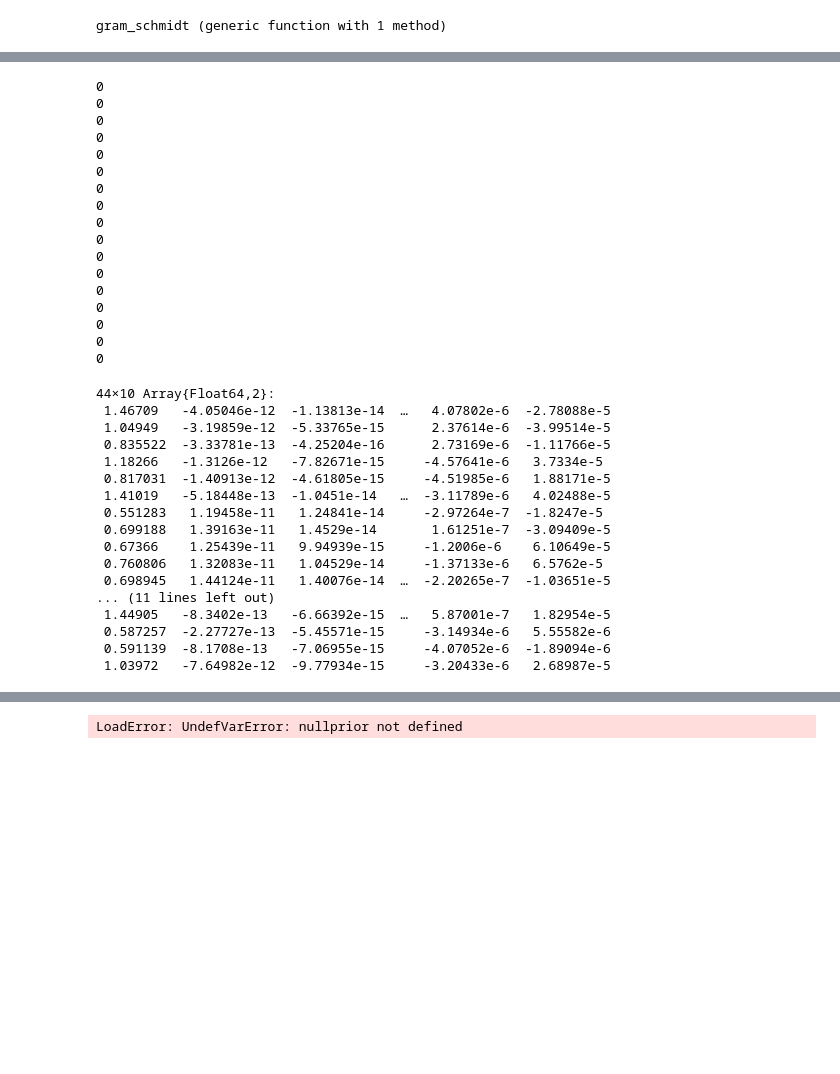
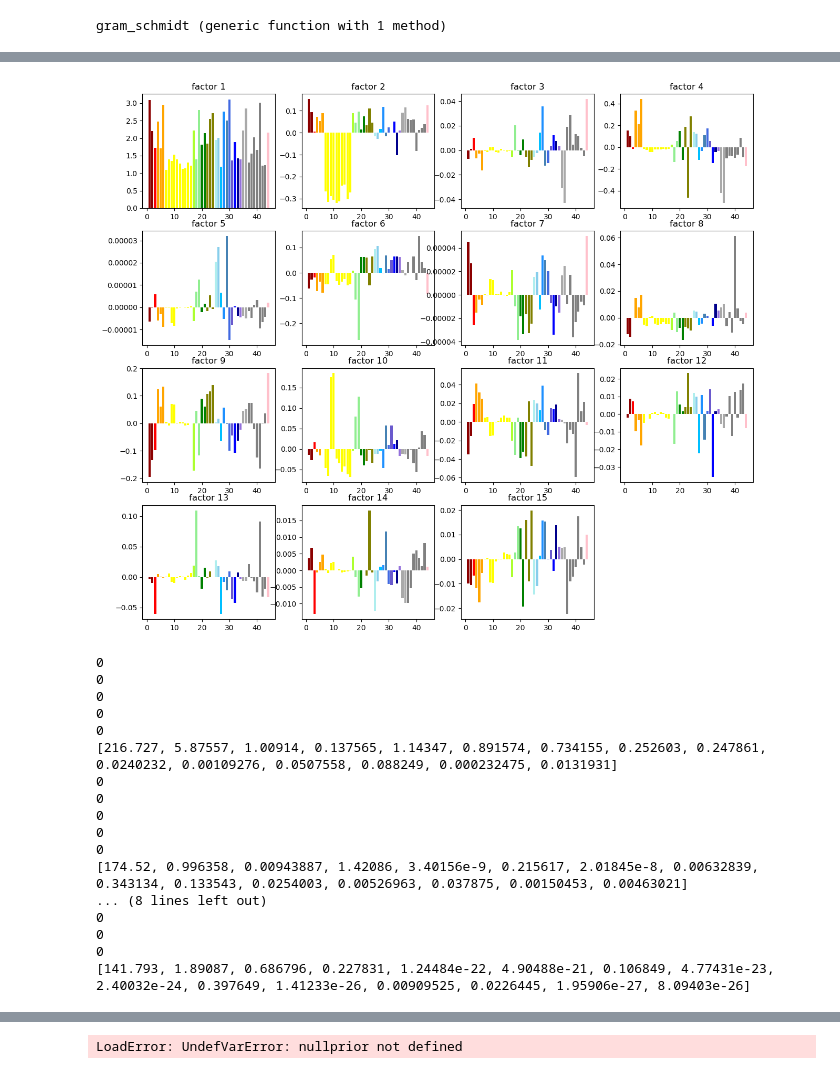
Before and after one commit to youngseok-kim/EBSPCA, a Jupyter notebook: Untitled1.ipynb, the cells around one changed output, grey strips where cells are left out. Drawn from its saved outputs; the diff is of its cells as text; code cells hidden in the pictures; blank space fills up the shorter version.

```diff
--- a/Untitled1.ipynb
+++ b/Untitled1.ipynb
@@ -132,6 +230,20 @@ gram_schmidt (generic function with 1 method)
+# %%
+col =  [:darkred; :darkred; :red; :orange; :orange; :orange; repeat([:yellow], inner = 10);
+        :greenyellow; :lightgreen; :lightgreen; :green; :green; :olive; :olive; :olive;
+        :paleturquoise; :skyblue; :deepskyblue; :dodgerblue; :steelblue; :royalblue; :slateblue; :blue;
+        :darkblue; :mediumpurple; :darkgray; :darkgray; repeat([:gray], inner = 7); :pink]
+fig, ax = subplots(3,4, figsize = (15,13))
+for i = 1:k
+    subplot(4,4,i);
+    bar(1:44, v[:,i], color = col);
+    title("factor $i")
+end
+# %% [output]
+[figure, added]
 # %%
-# initialize
-    n,p = size(X);
+init = "by_svd"; precision_type = "columnwise_constant"; nv = 20; nullprior = 20;
+X = copy(Y); k = 15; n,m = size(X)
+n,p = size(X);
     if init == "by_svd"
         temp = svds(X, nsv = k)[1];
         u = temp[:U] * sqrt(n); u2 = u.^2;
@@ -141,57 +253,35 @@ gram_schmidt (generic function with 1 method)
     else
         error("Error")
     end
-    X2 = X.^2; i = 0; temp = 0;
+v_old = copy(v);
+X2 = X.^2; i = 0; temp = 0;
+for i = 1:20
     R2 = update_R2(X, X2, u, u2, v, v2);
     tau = update_tau(R2, precision_type);
-v_old = v/norm(v);
-
-for i = 1:17
-        # update u
-        u, u2 = update_u(X, tau, v, v2, precision_type);
-        # update v
-        temp = update_v_group(X, tau, u, u2, precision_type, nv, nullprior; alpha = 1);
+u,u2 = update_u(X, tau, v, v2, precision_type);
+temp = update_v_group(X, tau, u, u2, precision_type, nv, nullprior; alpha = 1);
 println(temp[:flag])
-
-        v = reshape(temp[:pm],p,k); v2 = reshape(temp[:pm2],p,k);
-        v = gram_schmidt(v); v2 = gram_schmidt(v2);
-# update tau
-        R2 = update_R2(X, X2, u, u2, v, v2)
-        tau = update_tau(R2, precision_type)
+v = reshape(temp[:pm],m,k); v2 = reshape(temp[:pm2],m,k);
+    v = gram_schmidt(v); v2 = gram_schmidt(v2);
+    if rem(i,5) == 0
+        println(diag(v'*v))
+    end
 end
-v
 # %% [output]
 0
 0
 0
 0
 0
+[216.727, 5.87557, 1.00914, 0.137565, 1.14347, 0.891574, 0.734155, 0.252603, 0.247861, 0.0240232, 0.00109276, 0.0507558, 0.088249, 0.000232475, 0.0131931]
 0
 0
 0
 0
 0
+[174.52, 0.996358, 0.00943887, 1.42086, 3.40156e-9, 0.215617, 2.01845e-8, 0.00632839, 0.343134, 0.133543, 0.0254003, 0.00526963, 0.037875, 0.00150453, 0.00463021]
+... (8 lines left out)
 0
 0
 0
-0
-0
-0
-0
+[141.793, 1.89087, 0.686796, 0.227831, 1.24484e-22, 4.90488e-21, 0.106849, 4.77431e-23, 2.40032e-24, 0.397649, 1.41233e-26, 0.00909525, 0.0226445, 1.95906e-27, 8.09403e-26]
-44×10 Array{Float64,2}:
- 1.46709   -4.05046e-12  -1.13813e-14  …   4.07802e-6  -2.78088e-5
- 1.04949   -3.19859e-12  -5.33765e-15      2.37614e-6  -3.99514e-5
- 0.835522  -3.33781e-13  -4.25204e-16      2.73169e-6  -1.11766e-5
- 1.18266   -1.3126e-12   -7.82671e-15     -4.57641e-6   3.7334e-5
- 0.817031  -1.40913e-12  -4.61805e-15     -4.51985e-6   1.88171e-5
- 1.41019   -5.18448e-13  -1.0451e-14   …  -3.11789e-6   4.02488e-5
- 0.551283   1.19458e-11   1.24841e-14     -2.97264e-7  -1.8247e-5
- 0.699188   1.39163e-11   1.4529e-14       1.61251e-7  -3.09409e-5
- 0.67366    1.25439e-11   9.94939e-15     -1.2006e-6    6.10649e-5
- 0.760806   1.32083e-11   1.04529e-14     -1.37133e-6   6.5762e-5
- 0.698945   1.44124e-11   1.40076e-14  …  -2.20265e-7  -1.03651e-5
-... (11 lines left out)
- 1.44905   -8.3402e-13   -6.66392e-15  …   5.87001e-7   1.82954e-5
- 0.587257  -2.27727e-13  -5.45571e-15     -3.14934e-6   5.55582e-6
- 0.591139  -8.1708e-13   -7.06955e-15     -4.07052e-6  -1.89094e-6
- 1.03972   -7.64982e-12  -9.77934e-15     -3.20433e-6   2.68987e-5
```
Also changed, not shown: parts of 10 cells of this notebook, 3 other files.
